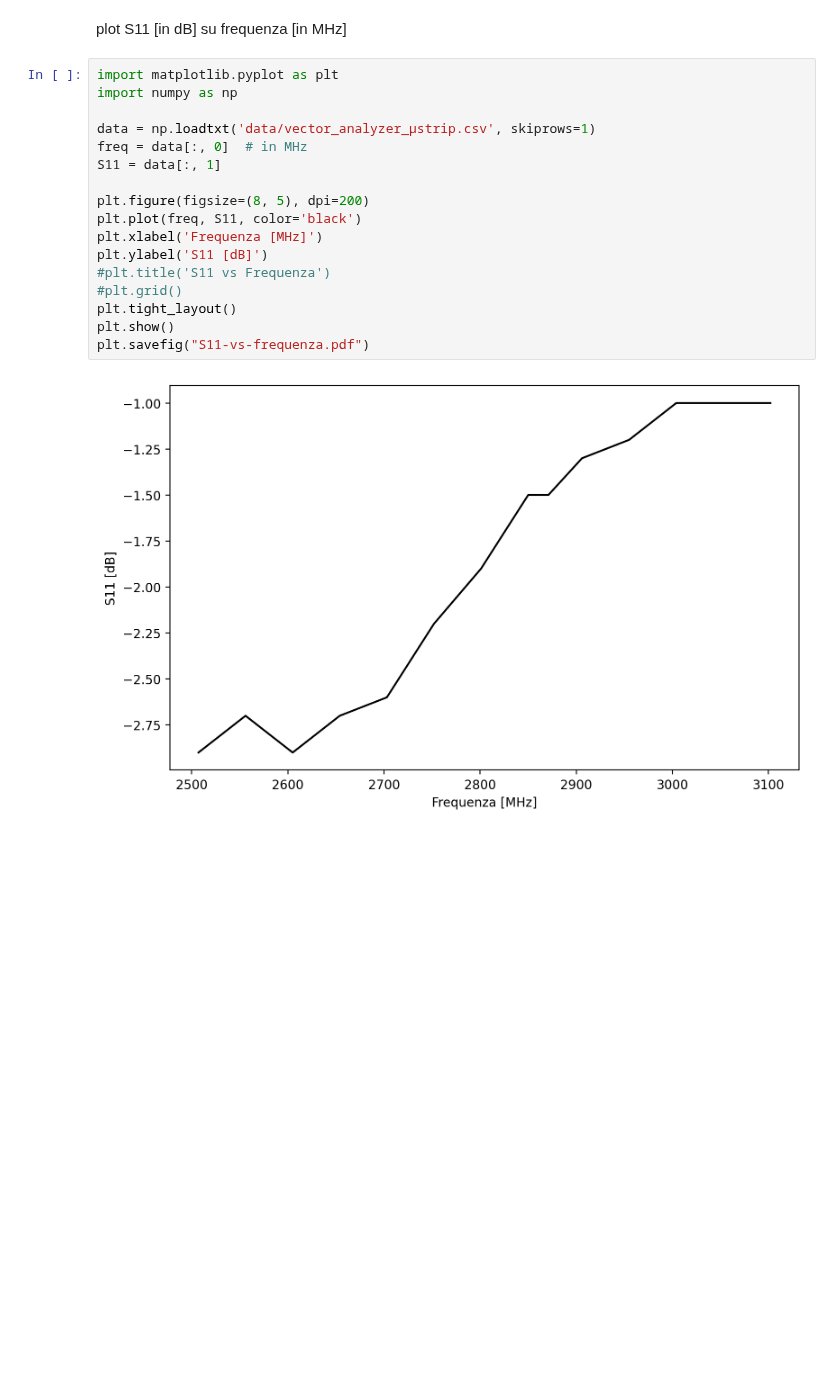
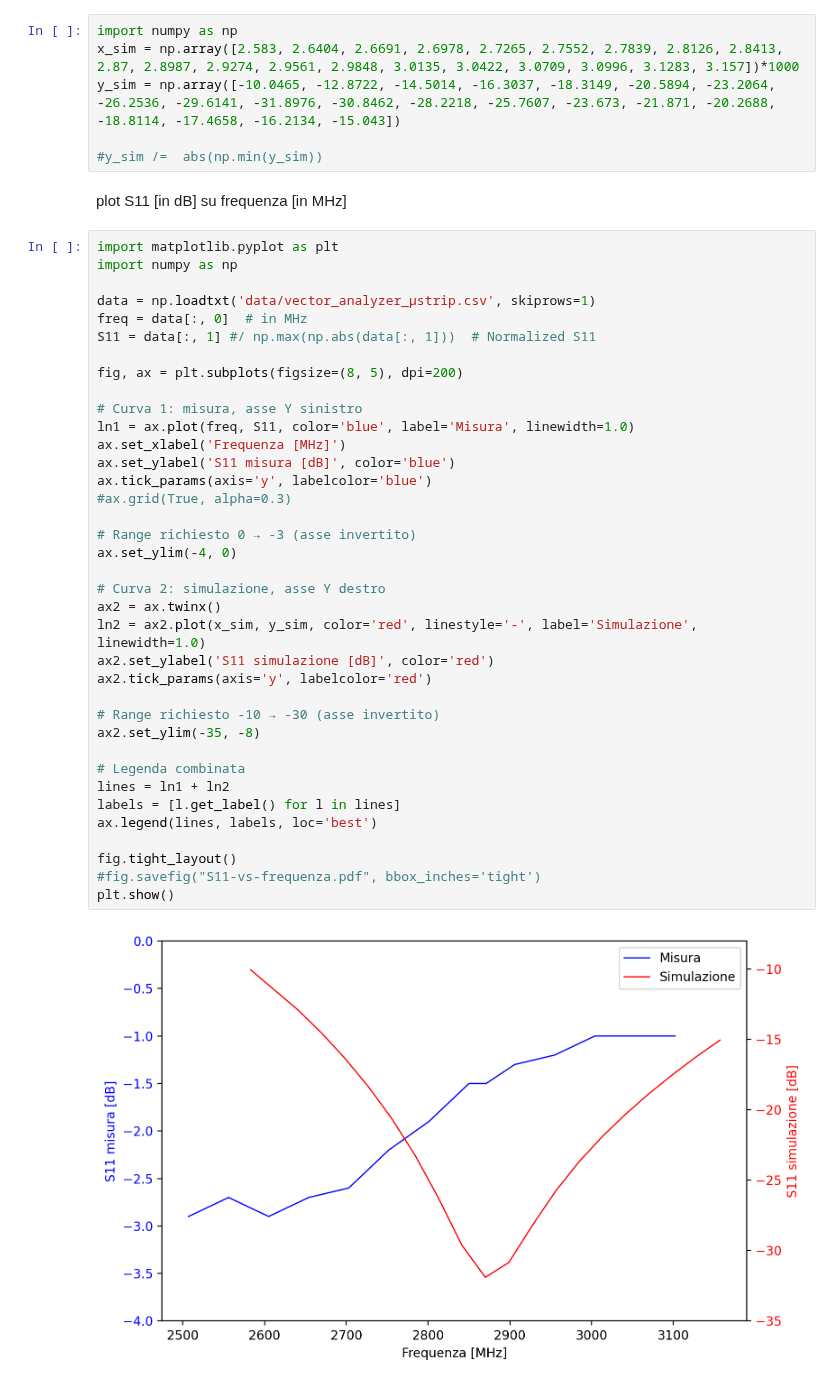
Before and after one commit to zosojack/lab-ss-2, a Jupyter notebook: PARTE 3: µStrip/caratterizzazione_µstrip.ipynb, the cells around one changed output. Drawn from its saved outputs; the diff is of its cells as text; blank space fills up the shorter version.

```diff
--- a/PARTE 3: µStrip/caratterizzazione_µstrip.ipynb
+++ b/PARTE 3: µStrip/caratterizzazione_µstrip.ipynb
@@ -3,21 +5,47 @@
+# %%
+import numpy as np
+x_sim = np.array([2.583, 2.6404, 2.6691, 2.6978, 2.7265, 2.7552, 2.7839, 2.8126, 2.8413, 2.87, 2.8987, 2.9274, 2.9561, 2.9848, 3.0135, 3.0422, 3.0709, 3.0996, 3.1283, 3.157])*1000
+y_sim = np.array([-10.0465, -12.8722, -14.5014, -16.3037, -18.3149, -20.5894, -23.2064, -26.2536, -29.6141, -31.8976, -30.8462, -28.2218, -25.7607, -23.673, -21.871, -20.2688, -18.8114, -17.4658, -16.2134, -15.043])
+
+#y_sim /=  abs(np.min(y_sim))
 # %% [markdown]
 plot S11 [in dB] su frequenza [in MHz]
 # %%
 import matplotlib.pyplot as plt
 import numpy as np
 
 data = np.loadtxt('data/vector_analyzer_µstrip.csv', skiprows=1)
 freq = data[:, 0]  # in MHz
-S11 = data[:, 1]
+S11 = data[:, 1] #/ np.max(np.abs(data[:, 1]))  # Normalized S11
 
-plt.figure(figsize=(8, 5), dpi=200)
-plt.plot(freq, S11, color='black')
-plt.xlabel('Frequenza [MHz]')
-plt.ylabel('S11 [dB]')
-#plt.title('S11 vs Frequenza')
-#plt.grid()
-plt.tight_layout()
+fig, ax = plt.subplots(figsize=(8, 5), dpi=200)
+
+# Curva 1: misura, asse Y sinistro
+ln1 = ax.plot(freq, S11, color='blue', label='Misura', linewidth=1.0)
+ax.set_xlabel('Frequenza [MHz]')
+ax.set_ylabel('S11 misura [dB]', color='blue')
+ax.tick_params(axis='y', labelcolor='blue')
+#ax.grid(True, alpha=0.3)
+
+# Range richiesto 0 → -3 (asse invertito)
+ax.set_ylim(-4, 0)
+
+# Curva 2: simulazione, asse Y destro
+ax2 = ax.twinx()
+ln2 = ax2.plot(x_sim, y_sim, color='red', linestyle='-', label='Simulazione', linewidth=1.0)
+ax2.set_ylabel('S11 simulazione [dB]', color='red')
+ax2.tick_params(axis='y', labelcolor='red')
+
+# Range richiesto -10 → -30 (asse invertito)
+ax2.set_ylim(-35, -8)
+
+# Legenda combinata
+lines = ln1 + ln2
+labels = [l.get_label() for l in lines]
+ax.legend(lines, labels, loc='best')
+
+fig.tight_layout()
+#fig.savefig("S11-vs-frequenza.pdf", bbox_inches='tight')
 plt.show()
-plt.savefig("S11-vs-frequenza.pdf")
 # %% [output]
-[figure, old version]
+[figure, new version]
```
Also changed, not shown: parts of 2 cells of this notebook, 6 other files.
